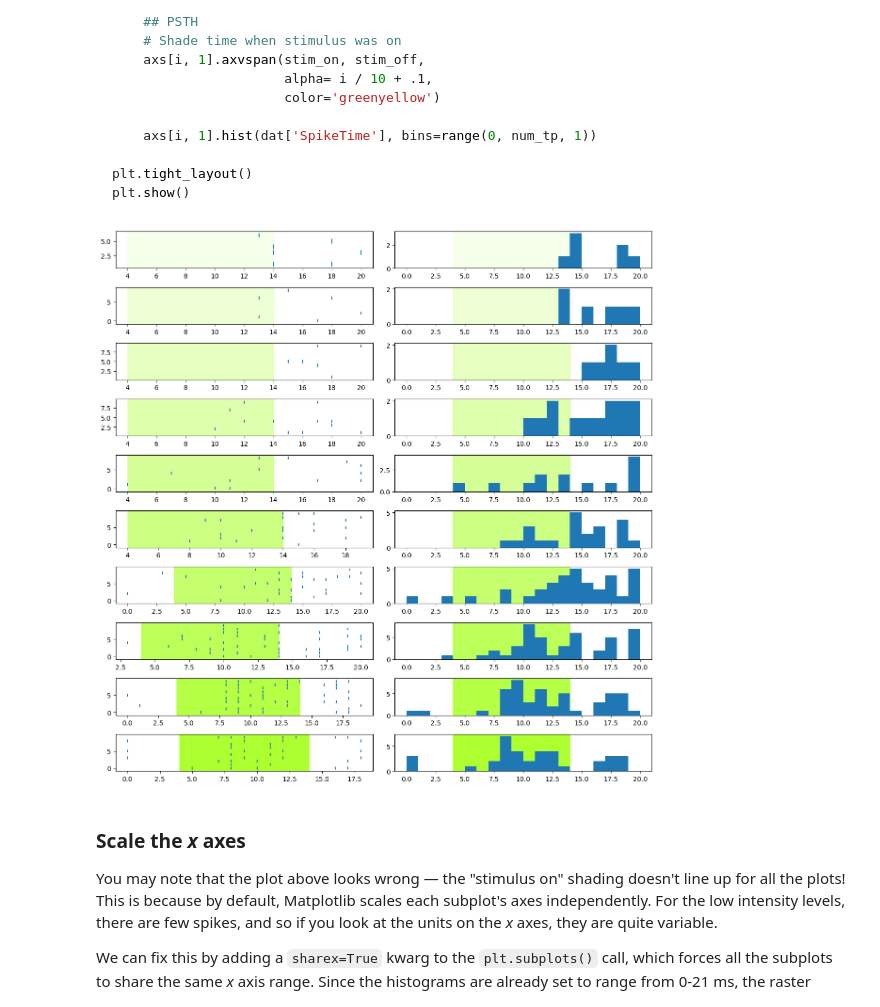
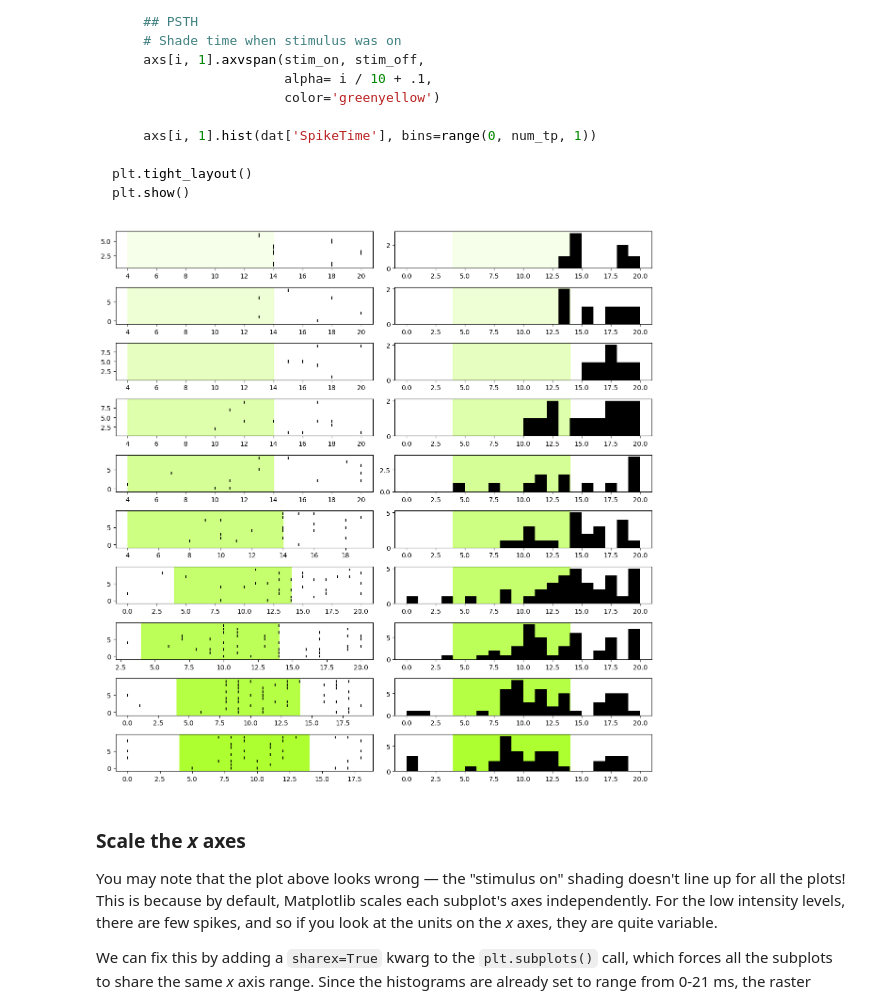
Before and after one commit to stochastic-bean/Wrangling-Spike-Trains, a Jupyter notebook: 2 - ten_intensities.ipynb, the cells around one changed output. Saved outputs shown, nothing was run; the diff lists cells and outputs as text; code cells hidden in the pictures.

```diff
--- a/2 - ten_intensities.ipynb
+++ b/2 - ten_intensities.ipynb
@@ -314,29 +315,32 @@ plt.show()
 # %%
 fig, axs = plt.subplots(len(int_levels), 2, figsize=[12,12])
 
 for i in int_levels:
+
     dat = spikes[spikes['Intensity'] == i]
 
+    # Raster Plot
     for trial in trials:
         spike_times = dat[dat['Trial'] == trial]['SpikeTime']
         axs[i, 0].vlines(spike_times,
-                         trial - 0.4, trial + 0.4)
-
+                        trial - 0.4, trial + 0.4,
+                        color = 'black')
 
     axs[i, 0].axvspan(stim_on, stim_off,
-                      alpha= i / 10 + .1,
-                      color='greenyellow')
-
-    axs[i, 1].axvspan(stim_on, stim_off,
-                      alpha= i / 10 + .1,
+                      alpha= i / 10 + 0.1,
                       color = 'greenyellow')
 
-    axs[i,1].hist(dat['SpikeTime'], bins=range(0, num_tp, 1))
+    # PSTH
+    axs[i, 1].axvspan(stim_on, stim_off,
+                      alpha=i / 10 + 0.1,
+                      color = 'greenyellow')
+
+    axs[i, 1].hist(dat['SpikeTime'], bins=range(0, num_tp, 1), color = 'black')
 
 plt.tight_layout()
 plt.show()
 # %% [output]
-[figure, old version]
+[figure, new version]
 # %% [markdown]
 ### Scale the *x* axes
 
```
Also changed, not shown: parts of 8 cells of this notebook.
